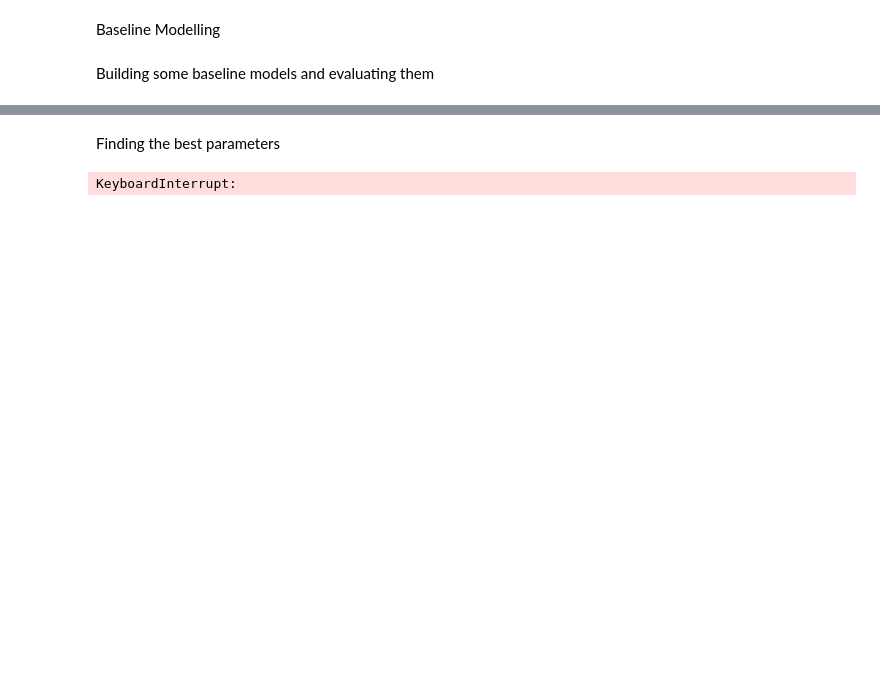
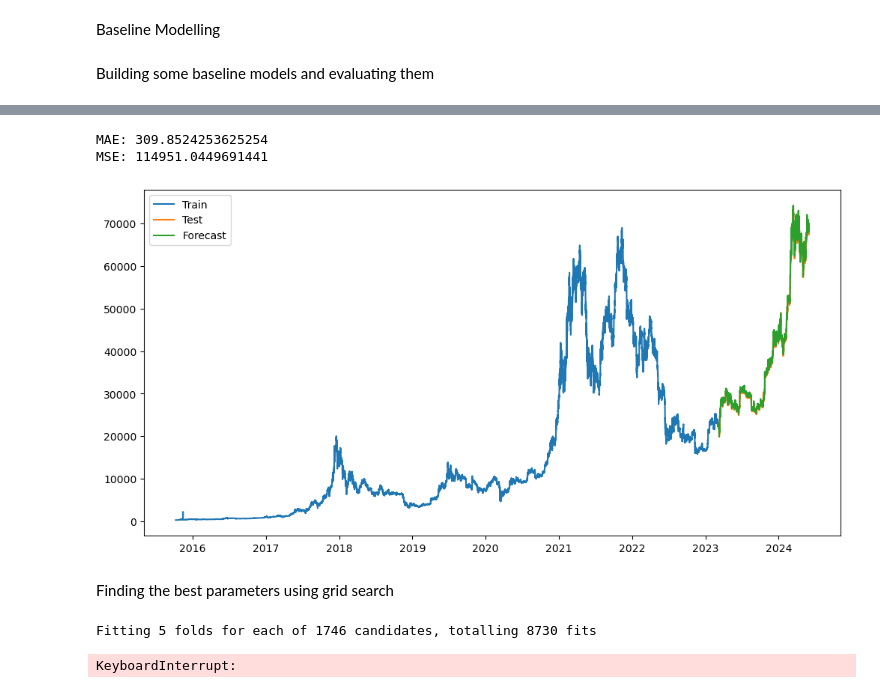
Before and after one commit to AjaydeepSamra/Capstone-demo, a Jupyter notebook: notebooks/04-modelling.ipynb, the cells around one changed output, grey strips where cells are left out. Cells and saved outputs as stored; diff of their text form; code cells hidden in the pictures; blank space fills up the shorter version.

Commit message:
Created an ARIMAX model to compare other models to, Also created a PCA pipeline to tune hyper parameters to find the best model. I will let that run over night and update as follows.

```diff
--- a/notebooks/04-modelling.ipynb
+++ b/notebooks/04-modelling.ipynb
@@ -40,8 +41,8 @@ df['EMA_50'] = df['close'].ewm(span=50, adjust=False).mean()
 df.dropna(inplace=True)
 # %%
 # Defining target variable and features
-target = 'close'
-features = ['open', 'high', 'low', 'Volume BTC', 'Volume USD', 'SMA_20', 'SMA_50']
+target = 'high'
+features = ['open', 'close', 'low', 'Volume BTC', 'Volume USD', 'SMA_20', 'SMA_50']
 # %%
 X = df[features]
 y = df[target]
@@ -51,3 +52,11 @@ X_train, X_test, y_train, y_test = train_test_split(X, y, test_size=0.33)
+# %%
+#splitting the data based on date for ARIMAX modelling
+train_end_date = '2023-03-06'
+ARIMA_target = df[target]
+y_train = ARIMA_target[ARIMA_target.index < train_end_date]
+y_test = ARIMA_target[ARIMA_target.index >= train_end_date]
+X_train = df[features][df.index < train_end_date]
+X_test = df[features][df.index >= train_end_date]
 # %% [markdown]
 Building some baseline models and evaluating them
 # %%
@@ -84,0 +99,9 @@ Sprint three stuff below please ignore it is work in progress
+# %%
+p_param = 1
+d_param = 1
+q_param = 1
+
+model = SARIMAX(y_train, order=(p_param, d_param, q_param), exog= X_train)
+model_fit = model.fit(disp=0)
+
+model_fit.summary()
@@ -84,0 +135,2 @@ Sprint three stuff below please ignore it is work in progress
+# %%
+forecast = model_fit.forecast(steps=len(y_test), exog = X_test)
@@ -85,5 +141,22 @@ Sprint three stuff below please ignore it is work in progress
+# %%
+print('MAE:', mae)
+print('MSE:', mse)
+# %% [output]
+MAE: 309.8524253625254
+MSE: 114951.0449691441
+# %%
+# Plot actual vs forecast
+plt.figure(figsize=(12, 6))
+plt.plot(y_train.index, y_train, label='Train')
+plt.plot(y_test.index, y_test, label='Test')
+plt.plot(y_test.index, forecast, label='Forecast')
+plt.legend()
+plt.grid()
+plt.show()
+# %% [output]
+[figure, added]
 # %% [markdown]
-Finding the best parameters
+Finding the best parameters using grid search
 # %%
 estimators = [('dim_reducer', PCA()),
               ('model', DecisionTreeRegressor())]
@@ -117,10 +190,11 @@ param_grid = [
     }
 ]
 # %%
-grid = GridSearchCV(pipe, param_grid, cv=5)
+grid = GridSearchCV(pipe, param_grid, cv=5, n_jobs=6, verbose= 2)
 fitted_grid = grid.fit(X_train, y_train)
 # %% [output]
-KeyboardInterrupt:
+Fitting 5 folds for each of 1746 candidates, totalling 8730 fits
+KeyboardInterrupt:
 # %%
 best_model = fitted_grid.best_estimator_
 best_params = fitted_grid.best_params_
```
Also changed, not shown: parts of 11 cells of this notebook, 3 other files.
